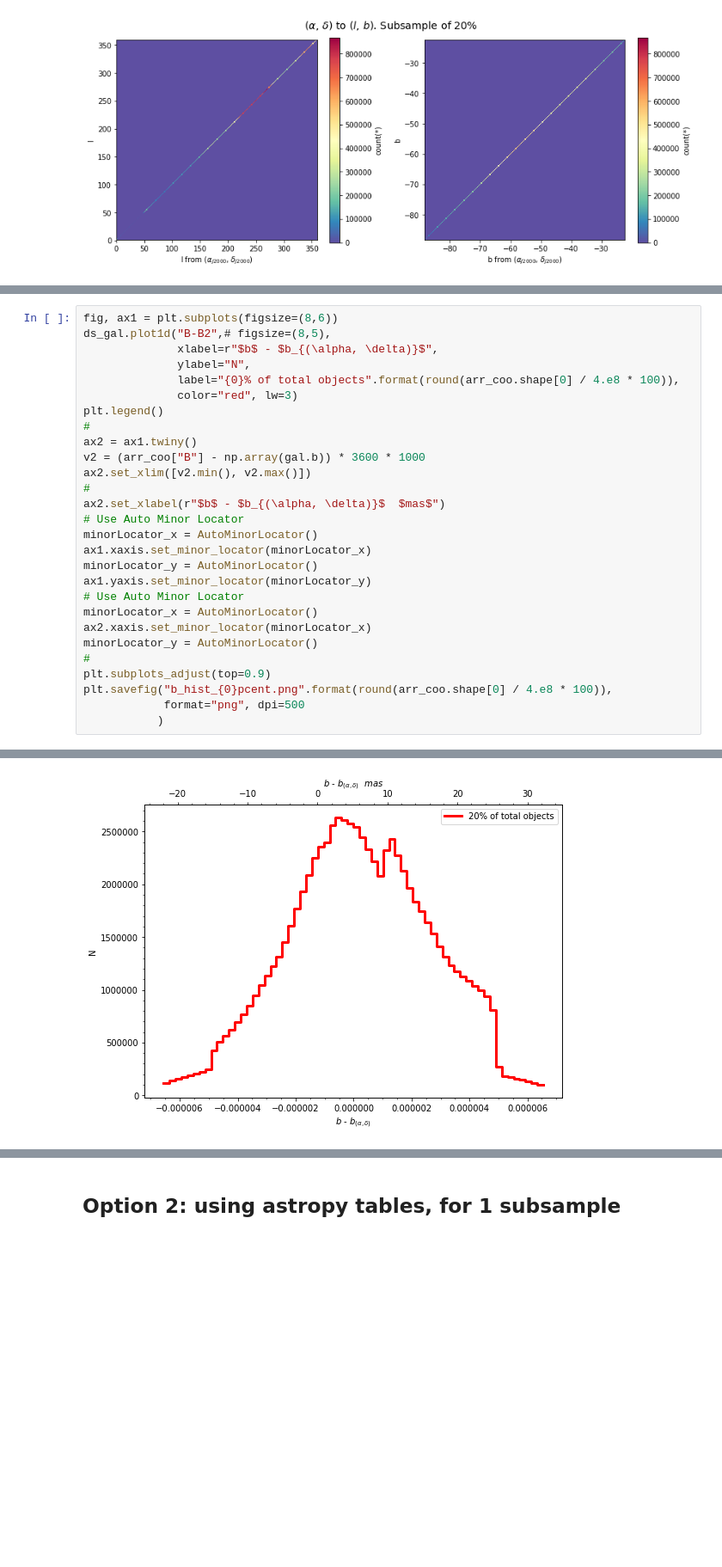
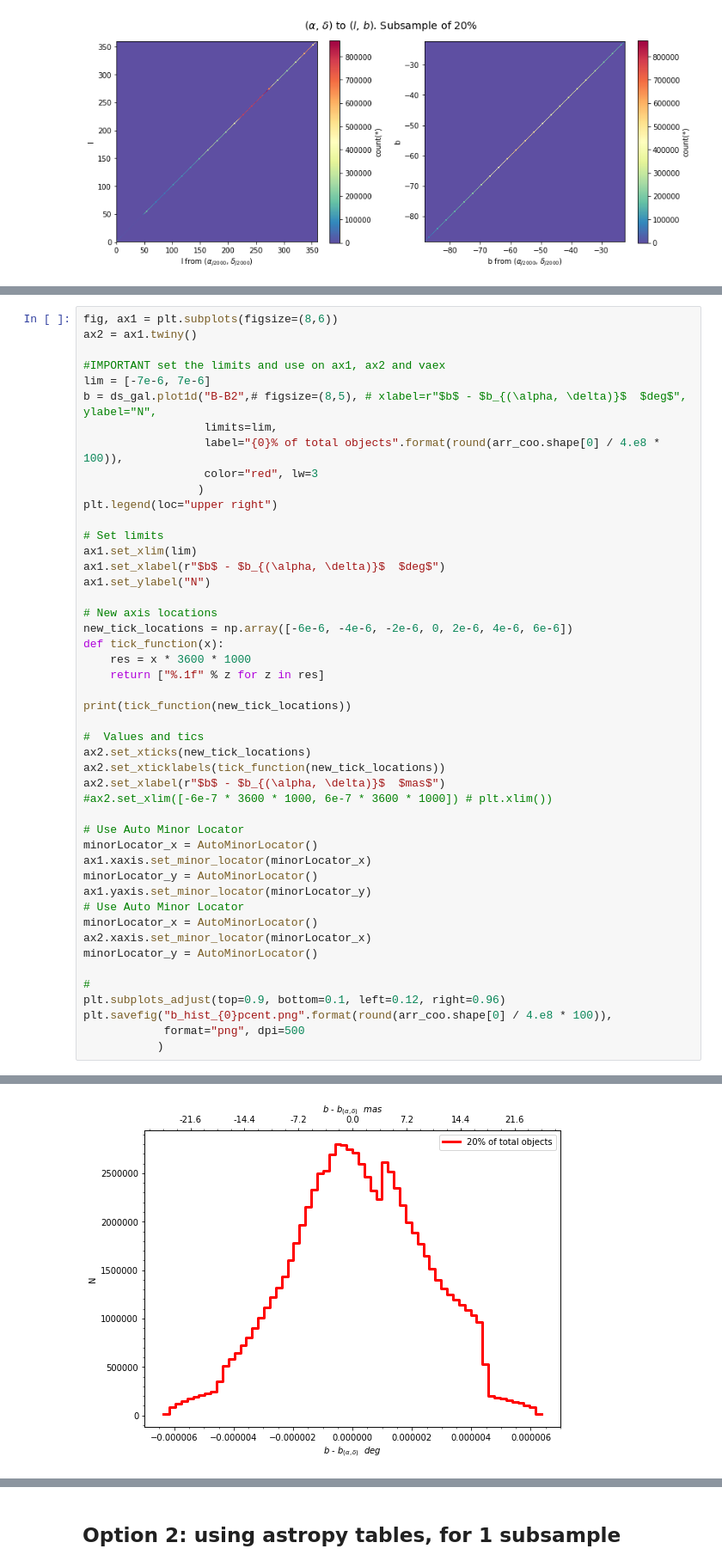
Before and after one commit to paztronomer/desdm_dr1_work, a Jupyter notebook: validation_eq2gal_coord.ipynb, the cells around one changed output, grey strips where cells are left out. Shown at 86% size. Saved outputs shown, nothing was run; the diff lists cells and outputs as text; blank space fills up the shorter version.

```diff
--- a/validation_eq2gal_coord.ipynb
+++ b/validation_eq2gal_coord.ipynb
@@ -235,17 +330,35 @@ plt.savefig("lb_comparison_{0}pcent.png".format(round(arr_coo.shape[0] / 4.e8 *
 # %%
 fig, ax1 = plt.subplots(figsize=(8,6))
-ds_gal.plot1d("B-B2",# figsize=(8,5),
-              xlabel=r"$b$ - $b_{(\alpha, \delta)}$",
-              ylabel="N",
-              label="{0}% of total objects".format(round(arr_coo.shape[0] / 4.e8 * 100)),
-              color="red", lw=3)
-plt.legend()
-#
 ax2 = ax1.twiny()
-v2 = (arr_coo["B"] - np.array(gal.b)) * 3600 * 1000
-ax2.set_xlim([v2.min(), v2.max()])
-#
+
+#IMPORTANT set the limits and use on ax1, ax2 and vaex
+lim = [-7e-6, 7e-6]
+b = ds_gal.plot1d("B-B2",# figsize=(8,5), # xlabel=r"$b$ - $b_{(\alpha, \delta)}$  $deg$", ylabel="N",
+                  limits=lim,
+                  label="{0}% of total objects".format(round(arr_coo.shape[0] / 4.e8 * 100)),
+                  color="red", lw=3
+                 )
+plt.legend(loc="upper right")
+
+# Set limits
+ax1.set_xlim(lim)
+ax1.set_xlabel(r"$b$ - $b_{(\alpha, \delta)}$  $deg$")
+ax1.set_ylabel("N")
+
+# New axis locations
+new_tick_locations = np.array([-6e-6, -4e-6, -2e-6, 0, 2e-6, 4e-6, 6e-6])
+def tick_function(x):
+    res = x * 3600 * 1000
+    return ["%.1f" % z for z in res]
+
+print(tick_function(new_tick_locations))
+
+#  Values and tics
+ax2.set_xticks(new_tick_locations)
+ax2.set_xticklabels(tick_function(new_tick_locations))
 ax2.set_xlabel(r"$b$ - $b_{(\alpha, \delta)}$  $mas$")
+#ax2.set_xlim([-6e-7 * 3600 * 1000, 6e-7 * 3600 * 1000]) # plt.xlim())
+
 # Use Auto Minor Locator
 minorLocator_x = AutoMinorLocator()
 ax1.xaxis.set_minor_locator(minorLocator_x)
@@ -255,8 +368,9 @@ ax1.yaxis.set_minor_locator(minorLocator_y)
 minorLocator_x = AutoMinorLocator()
 ax2.xaxis.set_minor_locator(minorLocator_x)
 minorLocator_y = AutoMinorLocator()
+
 #
-plt.subplots_adjust(top=0.9)
+plt.subplots_adjust(top=0.9, bottom=0.1, left=0.12, right=0.96)
 plt.savefig("b_hist_{0}pcent.png".format(round(arr_coo.shape[0] / 4.e8 * 100)),
             format="png", dpi=500
            )
@@ -264 +379 @@ plt.savefig("b_hist_{0}pcent.png".format(round(arr_coo.shape[0] / 4.e8 * 100)),
-[figure, old version]
+[figure, new version]
```
Also changed, not shown: parts of 17 cells of this notebook.
